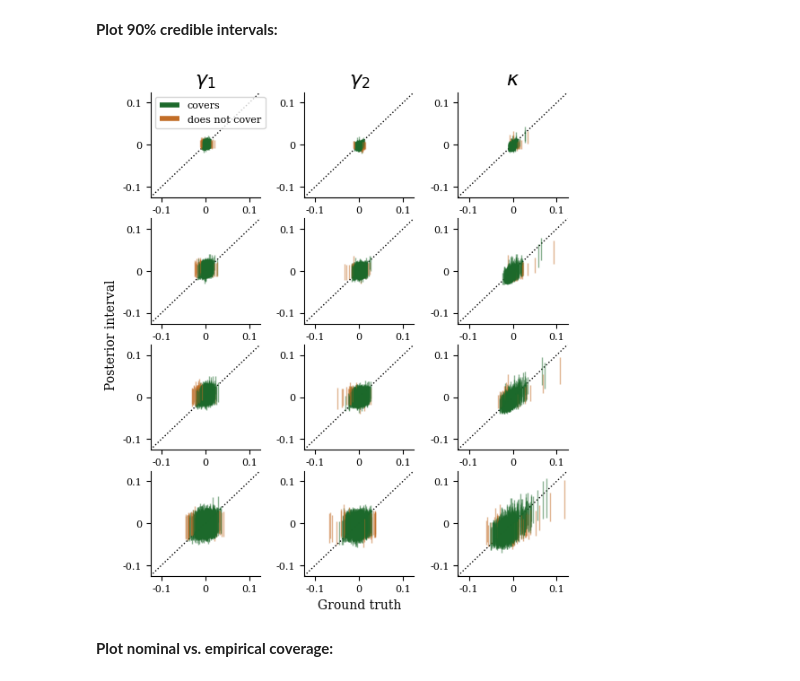
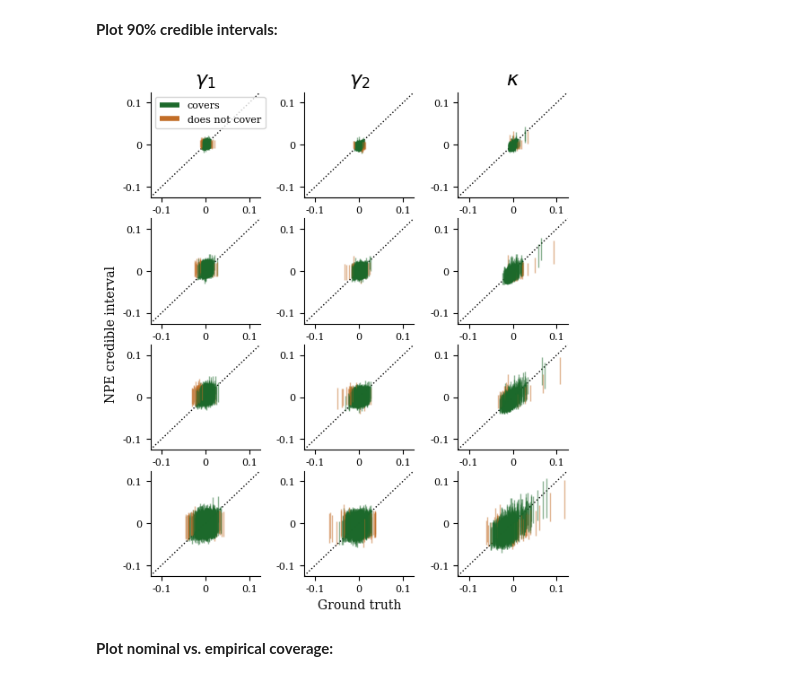
Before and after one commit to prob-ml/blissWL, a Jupyter notebook: images_to_maps/dc2/results/credibleintervals.ipynb, the cells around one changed output. Drawn from its saved outputs; the diff is of its cells as text; code cells hidden in the pictures.

Commit message:
Update axis label for DC2 credible intervals

```diff
--- a/images_to_maps/dc2/results/credibleintervals.ipynb
+++ b/images_to_maps/dc2/results/credibleintervals.ipynb
@@ -10,7 +10,7 @@ plt.rcParams["font.family"] = "serif"
 import lightning as L
 from lightning.pytorch.utilities import move_data_to_device
 
-device = torch.device("cuda:1" if torch.cuda.is_available() else "cpu")
+device = torch.device("cuda:4" if torch.cuda.is_available() else "cpu")
 # %%
 ckpt = "/data/scratch/twhit/checkpoints/trained_encoder_dc2.ckpt"
 
@@ -335,35 +335,35 @@ for b in range(num_bins):
                 ymax=convergence_ci_upper[:, :, b, :].flatten(0, 1)[..., interval_idx][indexes[i]],
                 alpha=alpha,
                 color=color[convergence_coverage[indexes[i]]],
             )
 
 leg = ax[0, 0].legend(loc="upper left", prop={"size": ticklabelsize})
 for lh in leg.legend_handles:
     lh.set_alpha(1)
 for line in leg.get_lines():
     line.set_linewidth(4)
 _ = ax[0, 0].set_title(r"$\gamma_1$", fontsize=16)
 _ = ax[0, 1].set_title(r"$\gamma_2$", fontsize=16)
 _ = ax[0, 2].set_title(r"$\kappa$", fontsize=16)
 _ = ax[3, 1].set_xlabel("Ground truth", fontsize=axislabelsize)
-_ = ax[1, 0].set_ylabel("Posterior interval", fontsize=axislabelsize)
+_ = ax[1, 0].set_ylabel("NPE credible interval", fontsize=axislabelsize)
 _ = ax[1, 0].yaxis.set_label_coords(-0.3, -0.1)
 
 for a in ax.flat:
     _ = a.spines[["top", "right"]].set_visible(False)
     _ = a.set_xlim(axmin, axmax)
     _ = a.set_ylim(axmin, axmax)
     _ = a.set_xticks([-0.1, 0, 0.1], [-0.1, 0, 0.1])
     _ = a.set_yticks([-0.1, 0, 0.1], [-0.1, 0, 0.1])
     _ = a.tick_params(axis="both", which="major", labelsize=ticklabelsize)
 
 fig.subplots_adjust(wspace=0.4)
 
 fig.savefig(
     "figures/credibleintervals.png", dpi=600, transparent=True, bbox_inches="tight", pad_inches=0
 )
 # %% [output]
-[figure, old version]
+[figure, new version]
 # %% [markdown]
 **Plot nominal vs. empirical coverage:**
 # %%
```
